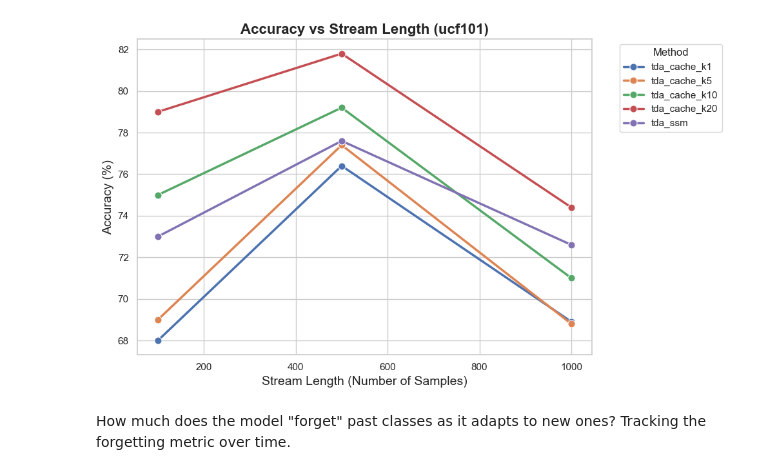
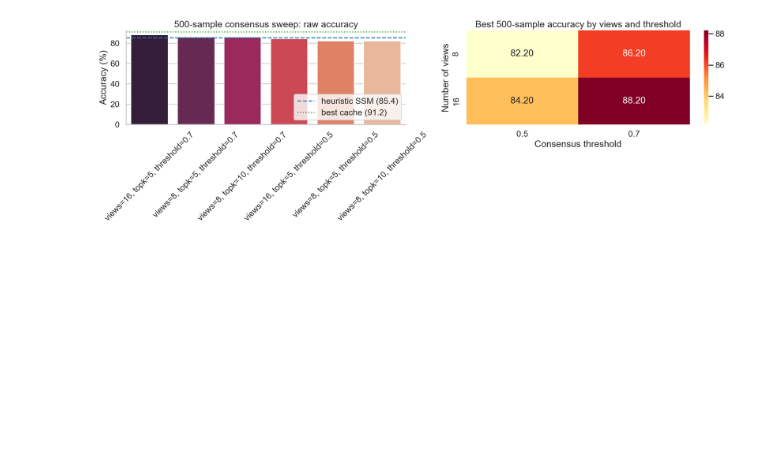
Before and after one commit to aupc2061/TDA_Exps, a Jupyter notebook: analyze_results.ipynb, the cells around one changed output. Cells and saved outputs as stored; diff of their text form; code cells hidden in the pictures; blank space fills up the shorter version.

```diff
--- a/analyze_results.ipynb
+++ b/analyze_results.ipynb
@@ -44,15 +151,27 @@ Loading results from: results/ucf101_benchmark
 # %%
-plt.figure(figsize=(10, 6))
-sns.lineplot(data=summary_df, x='stream_length', y='accuracy', hue='method', marker='o', linewidth=2.5, markersize=8)
-plt.title(f'Accuracy vs Stream Length ({DATASET_NAME})', fontsize=16, fontweight='bold')
-plt.xlabel('Stream Length (Number of Samples)', fontsize=14)
-plt.ylabel('Accuracy (%)', fontsize=14)
-plt.legend(title='Method', bbox_to_anchor=(1.05, 1), loc='upper left')
+heuristic_500 = float(heuristic_rows.loc[heuristic_rows['stream_length'] == 500, 'accuracy'].iloc[0])
+best_cache_500 = float(best_cache_rows.loc[best_cache_rows['stream_length'] == 500, 'accuracy'].iloc[0])
+
+fig, axes = plt.subplots(1, 2, figsize=(18, 6))
+
+ordered = consensus_500.sort_values('accuracy', ascending=False)
+sns.barplot(data=ordered, x='config', y='accuracy', hue='config', dodge=False, legend=False, ax=axes[0], palette='rocket')
+axes[0].axhline(heuristic_500, color=COLORS['heuristic'], linestyle='--', linewidth=2, label=f'heuristic SSM ({heuristic_500:.1f})')
+axes[0].axhline(best_cache_500, color=COLORS['best_cache'], linestyle=':', linewidth=2, label=f'best cache ({best_cache_500:.1f})')
+axes[0].set_title('500-sample consensus sweep: raw accuracy')
+axes[0].set_xlabel('')
+axes[0].set_ylabel('Accuracy (%)')
+axes[0].tick_params(axis='x', rotation=45)
+axes[0].legend(loc='lower right')
+
+heatmap_df = consensus_500.pivot_table(index='views', columns='threshold', values='accuracy', aggfunc='max')
+sns.heatmap(heatmap_df, annot=True, fmt='.2f', cmap='YlOrRd', ax=axes[1])
+axes[1].set_title('Best 500-sample accuracy by views and threshold')
+axes[1].set_xlabel('Consensus threshold')
+axes[1].set_ylabel('Number of views')
+
 plt.tight_layout()
 plt.show()
 # %% [output]
-[figure, old version]
+[figure, new version]
-# %% [markdown]
-How much does the model "forget" past classes as it adapts to new ones?
-Tracking the forgetting metric over time.
 # %%
```
Also changed, not shown: parts of 12 cells of this notebook, 12 other files.
